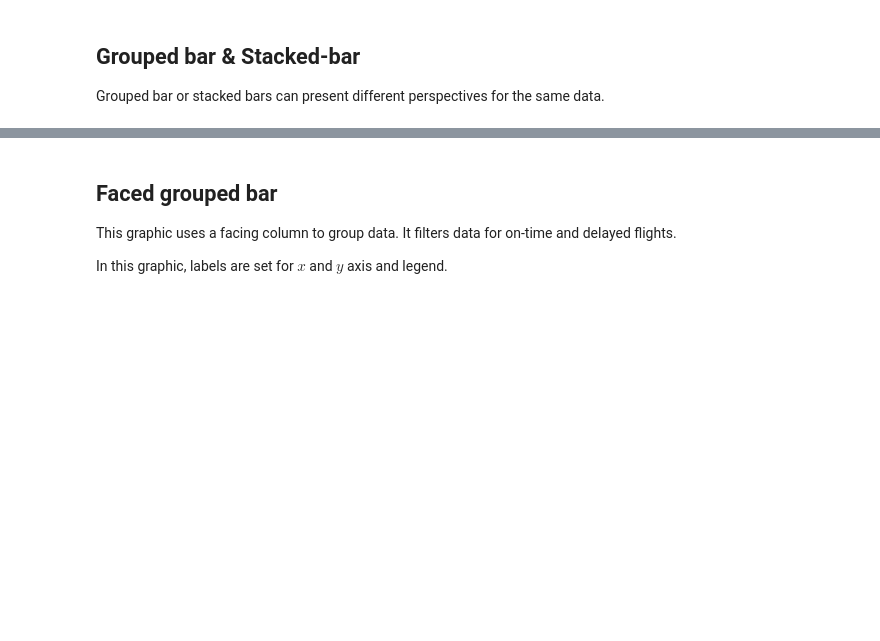
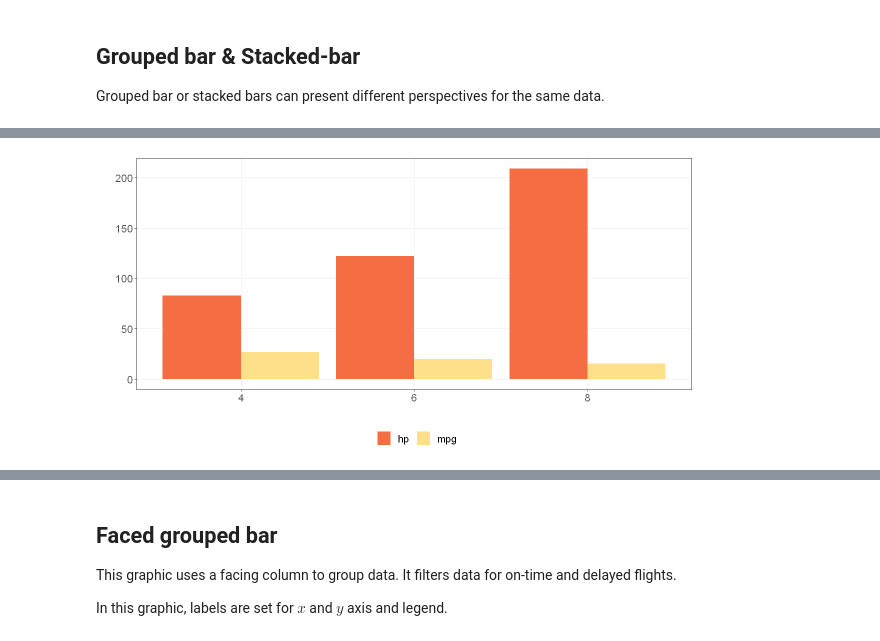
Before and after one commit to eogasawara/mylibrary, a Jupyter notebook: Graphic.ipynb, the cells around one changed output, grey strips where cells are left out. Drawn from its saved outputs; the diff is of its cells as text; code cells hidden in the pictures; blank space fills up the shorter version.

```diff
--- a/Graphic.ipynb
+++ b/Graphic.ipynb
@@ -217,0 +189,3 @@ plot_size(12, 5)
+# %%
+series <- mtcars %>% group_by(cyl) %>% summarize(hp = mean(hp), mpg = mean(mpg))
+head(series)
@@ -217,0 +199,6 @@ plot_size(12, 5)
+# %%
+grf <- plot.groupedbar(series, colors=colors[1:2])
+grf <- grf + theme(text = element_text(size=16))
+plot(grf)
+# %% [output]
+[figure, added]
```
Also changed, not shown: parts of 8 cells of this notebook, 1 other file.
